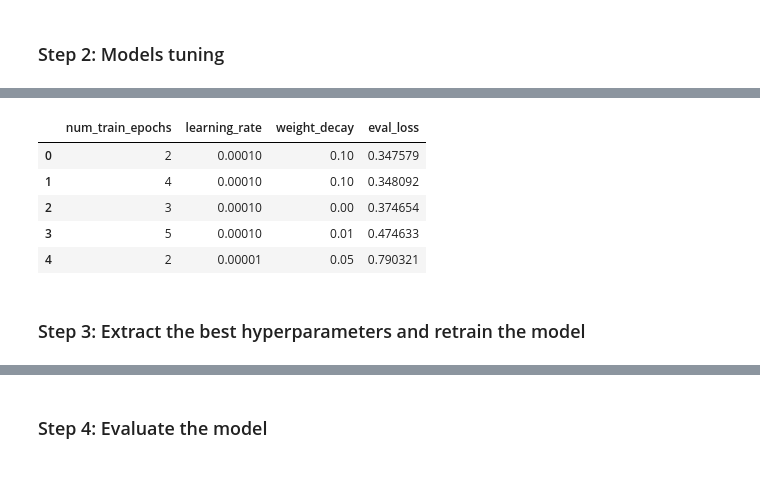
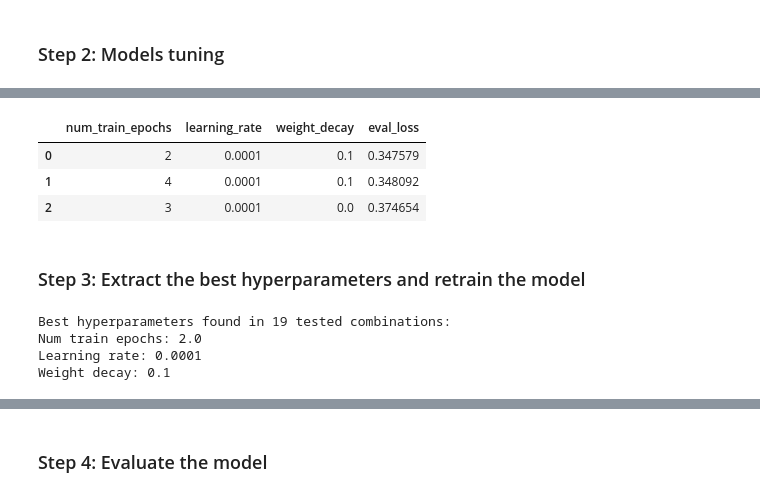
Before and after one commit to Hugoverissimo21/finphrasebank-sentiment, a Jupyter notebook: HV Model A2 (crossfold).ipynb, the cells around one changed output, grey strips where cells are left out. Cells and saved outputs as stored; diff of their text form; code cells hidden in the pictures.

```diff
--- a/HV Model A2 (crossfold).ipynb
+++ b/HV Model A2 (crossfold).ipynb
@@ -166,14 +136,23 @@ You should probably TRAIN this model on a down-stream task to be able to use it
 # %%
 all_results = all_results.sort_values(by="eval_loss").reset_index(drop=True)
 all_results.to_csv("results.csv", index=False)
+
+all_results.head(3)
+# %% [output]
+|  | num_train_epochs | learning_rate | weight_decay | eval_loss |
+| 0 | 2 | 0.0001 | 0.1 | 0.347579 |
+| 1 | 4 | 0.0001 | 0.1 | 0.348092 |
+| 2 | 3 | 0.0001 | 0.0 | 0.374654 |
-# %%
-all_results.head()
-# %% [output]
-|  | num_train_epochs | learning_rate | weight_decay | eval_loss |
-| 0 | 2 | 0.00010 | 0.10 | 0.347579 |
-| 1 | 4 | 0.00010 | 0.10 | 0.348092 |
-| 2 | 3 | 0.00010 | 0.00 | 0.374654 |
-| 3 | 5 | 0.00010 | 0.01 | 0.474633 |
-| 4 | 2 | 0.00001 | 0.05 | 0.790321 |
 # %% [markdown]
 ### Step 3: Extract the best hyperparameters and retrain the model
+# %%
+best_hyperparameters = all_results.iloc[0]
+print(f"Best hyperparameters found in {all_results.shape[0]} tested combinations:")
+print(f"Num train epochs: {best_hyperparameters['num_train_epochs']}")
+print(f"Learning rate: {best_hyperparameters['learning_rate']}")
+print(f"Weight decay: {best_hyperparameters['weight_decay']}")
+# %% [output]
+Best hyperparameters found in 19 tested combinations:
+Num train epochs: 2.0
+Learning rate: 0.0001
+Weight decay: 0.1
```
Also changed, not shown: parts of 10 cells of this notebook, 1 other file.
